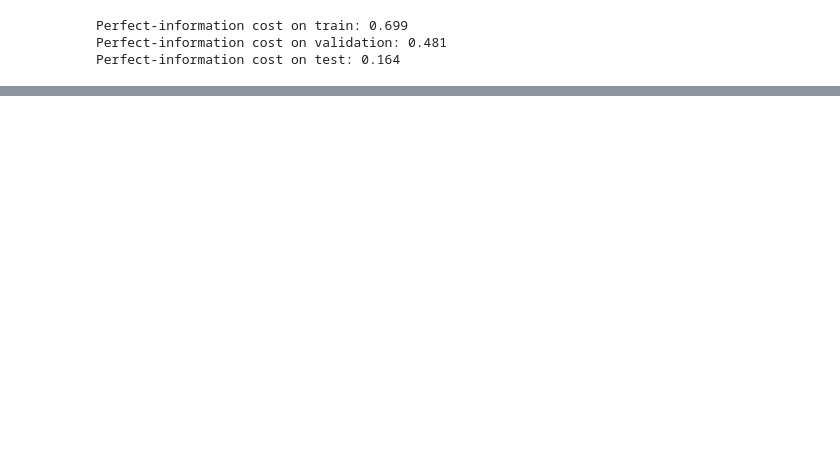
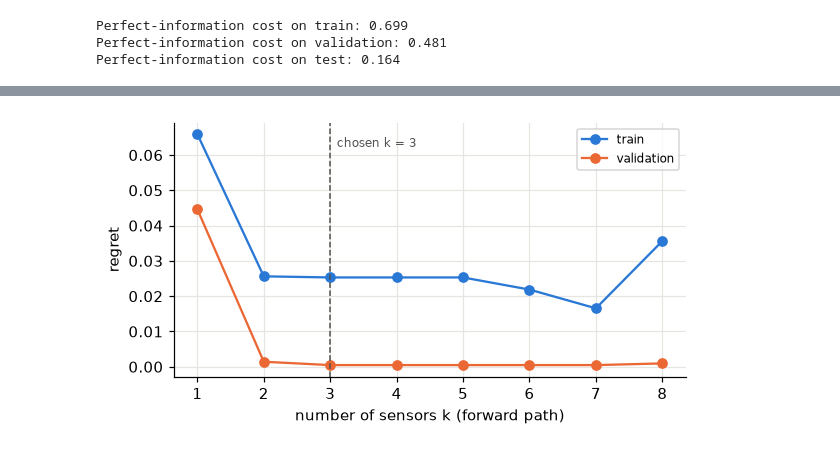
Before and after one commit to Asabourdin/Room_occupancy_prediction, a Jupyter notebook: occupancy_analysis_data.ipynb, the cells around one changed output, grey strips where cells are left out. Cells and saved outputs as stored; diff of their text form; code cells hidden in the pictures; blank space fills up the shorter version.

```diff
--- a/occupancy_analysis_data.ipynb
+++ b/occupancy_analysis_data.ipynb
@@ -299,7 +303,7 @@ We are building a model that will estimate the number of people. However, based
 
 This gives a simple rule: **ventilate for at least k people as soon as P(k people or more) > 1/2 = 0.5**. Why 1/2? Going one level up always costs 1, and saves 2 only if there are really more people. So it is worth it when that probability is at least 1/2.
 # %%
-def bayes_action(P, L=LOSS):
+def action(P, L=LOSS):
     """For each row of probabilities P, return the action with the lowest expected cost"""
     expected_cost = P @ L.T                 # expected cost of each action,for each row
     return np.argmin(expected_cost, axis=1) # index of the cheapest action (if equal, the lower level wins)
@@ -308,7 +312,7 @@ def bayes_action(P, L=LOSS):
 P_example = np.array([[0.40, 0.30, 0.20, 0.10], # P(1 or more) = 0.6 > 0.5 -> level 1
                       [0.70, 0.15, 0.10, 0.05],  # P(1 or more) = 0.3 < 0.5 ->level 0
                       [0.10, 0.10, 0.20, 0.60]])   # P(3) = 0.6 > 0.5 -> level 3
-print("Chosen ventilation levels:", bayes_action(P_example))   # expected:[1 0 3]
+print("Chosen ventilation levels:", action(P_example))   # expected:[1 0 3]
 # %% [output]
 Chosen ventilation levels: [1 0 3]
 # %% [markdown]
@@ -372,0 +582,21 @@ baselines.round(3)
+# %%
+# for each length k of the path: tune the tree, then look at the regret on train and on validation
+forward_rows, forward_trees = [], {}
+for k in range(1, 16):
+    tree, params, _ = tune_tree(Xtr[forward_path[:k]], Xva[forward_path[:k]])
+    forward_trees[k] = (tree, params)
+    forward_rows.append({"k": k, **params,
+                         "train_regret": evaluate(tree, Xtr[forward_path[:k]], ytr)["regret"],
+                         "val_regret": evaluate(tree, Xva[forward_path[:k]], yva)["regret"]})
+forward_table = pd.DataFrame(forward_rows)
+
+# lowest validation regret and smallest k if there is a tie
+forward_table["val_r"] = forward_table["val_regret"].round(10)
+k_C = int(forward_table.sort_values(["val_r", "k"]).iloc[0]["k"])
+forward_table = forward_table.drop(columns="val_r")
+
+cols_C = forward_path[:k_C]
+tree_C, params_C = forward_trees[k_C]
+print("Chosen k:", k_C, "->", cols_C)
+print("Best settings for C:", params_C)
+forward_table.round(3)
@@ -372,0 +622,16 @@ baselines.round(3)
+# %%
+####
+# Plot: regret on train and validation for each length k of the path
+fig, ax = plt.subplots(figsize=(6, 3))
+ax.plot(forward_table.k, forward_table.train_regret, "o-", color=BLUE, label="train")
+ax.plot(forward_table.k, forward_table.val_regret, "o-", color=ORANGE, label="validation")
+ax.axvline(k_C, color=GREY, ls="--", lw=1)
+ax.text(k_C + 0.1, ax.get_ylim()[1] * 0.9, f"chosen k = {k_C}", color=GREY, fontsize=8)
+ax.set_xticks(range(1, 9))
+ax.set_xlabel("number of sensors k (forward path)")
+ax.set_ylabel("regret")
+ax.legend(fontsize=8)
+plt.show()
+####
+# %% [output]
+[figure, added]
```
Also changed, not shown: parts of 34 cells of this notebook, 2 other files.
